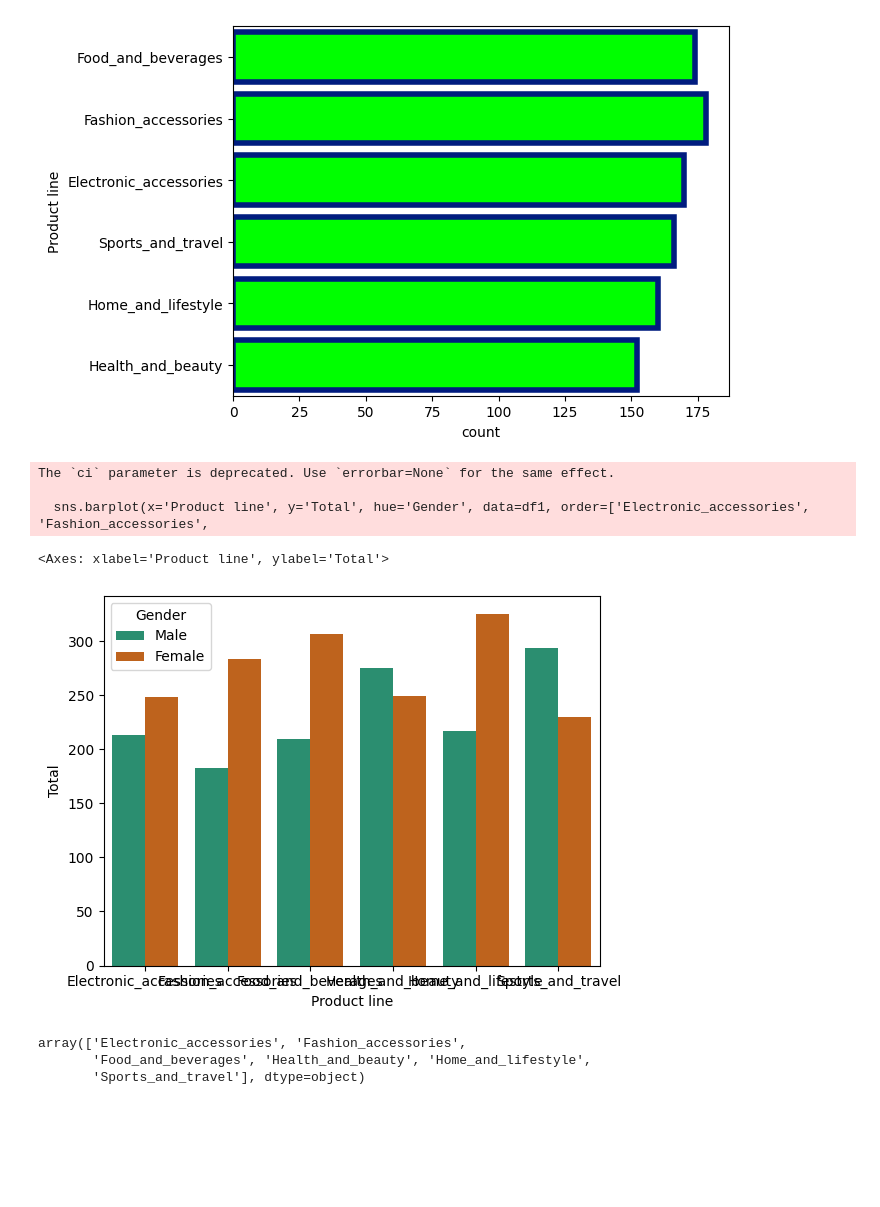
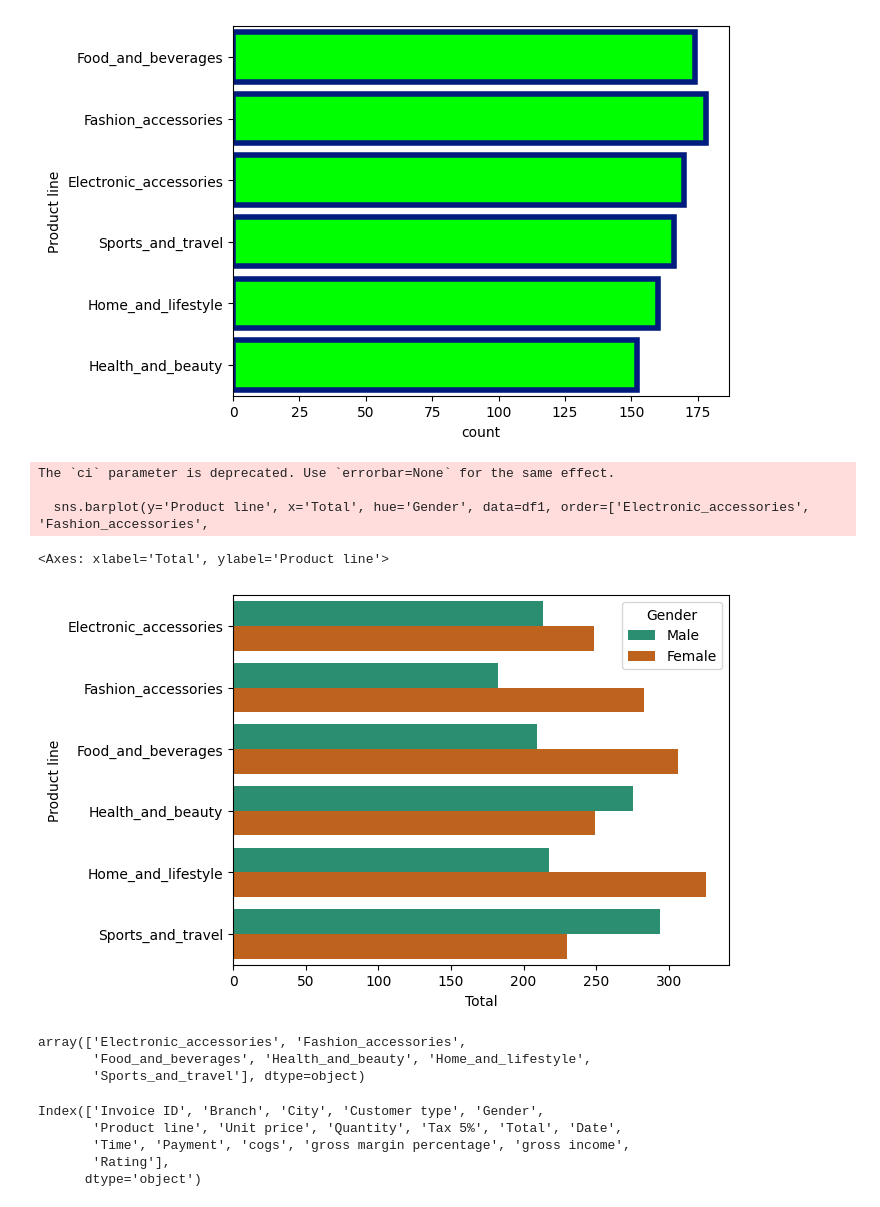
Before and after one commit to surendarmanoj/data-science, a Jupyter notebook: Data_Visualisation_using_Seaborn.ipynb, the cells around one changed output. Cells and saved outputs as stored; diff of their text form; code cells hidden in the pictures; blank space fills up the shorter version.

```diff
--- a/Data_Visualisation_using_Seaborn.ipynb
+++ b/Data_Visualisation_using_Seaborn.ipynb
@@ -92,15 +92,15 @@ sns.countplot(y = 'Product line', data=df1, facecolor=(0,1,0,1), linewidth=4, ed
 <Axes: xlabel='count', ylabel='Product line'>
 [figure]
 # %%
-sns.barplot(x='Product line', y='Total', hue='Gender', data=df1, order=['Electronic_accessories', 'Fashion_accessories',
+sns.barplot(y='Product line', x='Total', hue='Gender', data=df1, order=['Electronic_accessories', 'Fashion_accessories',
        'Food_and_beverages', 'Health_and_beauty', 'Home_and_lifestyle',
        'Sports_and_travel'], hue_order=['Male','Female'], ci=None, palette='Dark2', estimator=np.median)
 # %% [output]
 The `ci` parameter is deprecated. Use `errorbar=None` for the same effect.
 
-  sns.barplot(x='Product line', y='Total', hue='Gender', data=df1, order=['Electronic_accessories', 'Fashion_accessories',
+  sns.barplot(y='Product line', x='Total', hue='Gender', data=df1, order=['Electronic_accessories', 'Fashion_accessories',
-<Axes: xlabel='Product line', ylabel='Total'>
+<Axes: xlabel='Total', ylabel='Product line'>
-[figure, old version]
+[figure, new version]
 # %%
 x = df1['Product line'].sort_values()
 x.unique()
@@ -108,3 +108,11 @@ x.unique()
 array(['Electronic_accessories', 'Fashion_accessories',
        'Food_and_beverages', 'Health_and_beauty', 'Home_and_lifestyle',
        'Sports_and_travel'], dtype=object)
+# %%
+df1.columns
+# %% [output]
+Index(['Invoice ID', 'Branch', 'City', 'Customer type', 'Gender',
+       'Product line', 'Unit price', 'Quantity', 'Tax 5%', 'Total', 'Date',
+       'Time', 'Payment', 'cogs', 'gross margin percentage', 'gross income',
+       'Rating'],
+      dtype='object')
```
Also changed, not shown: parts of 7 cells of this notebook.
